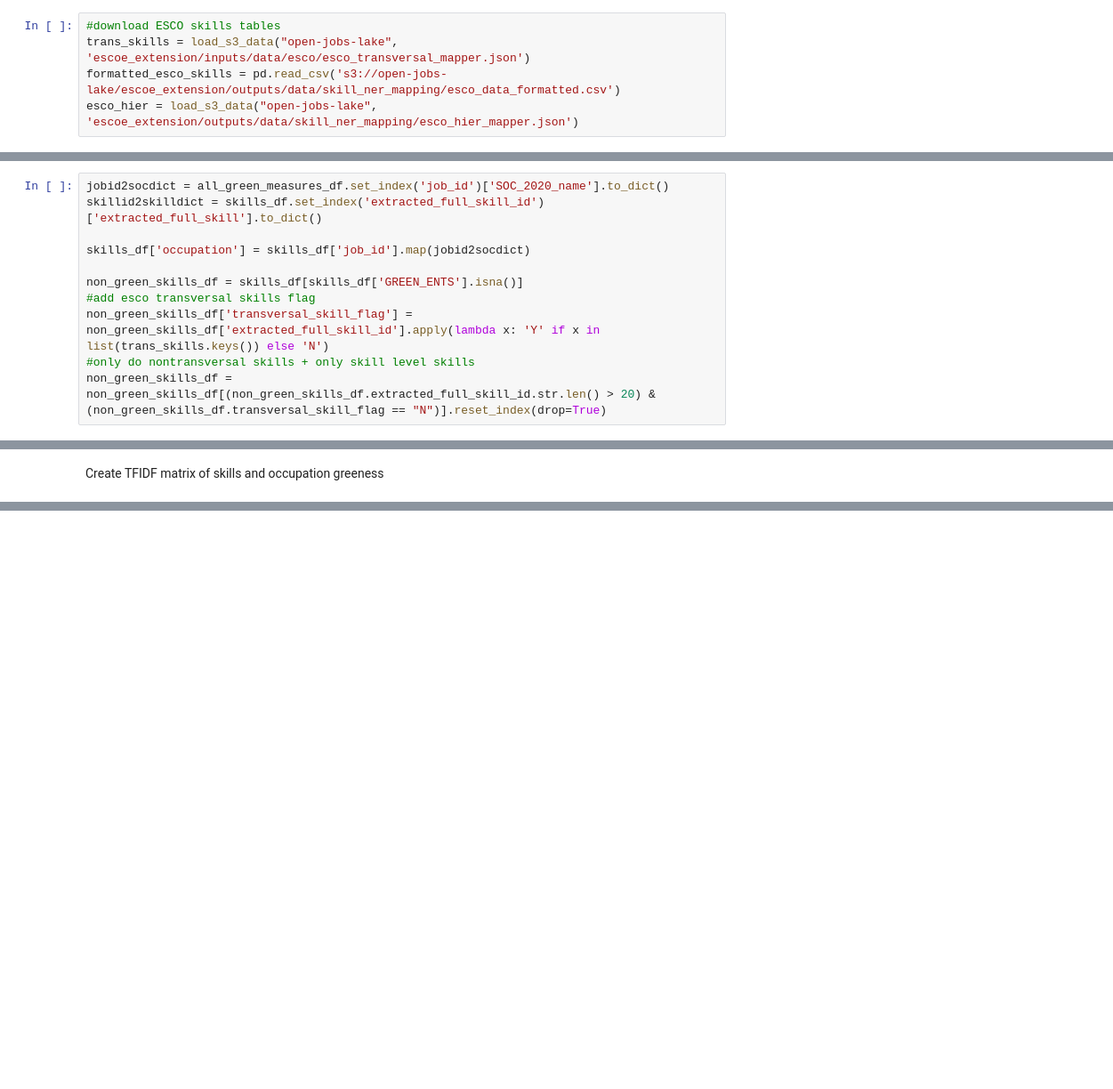
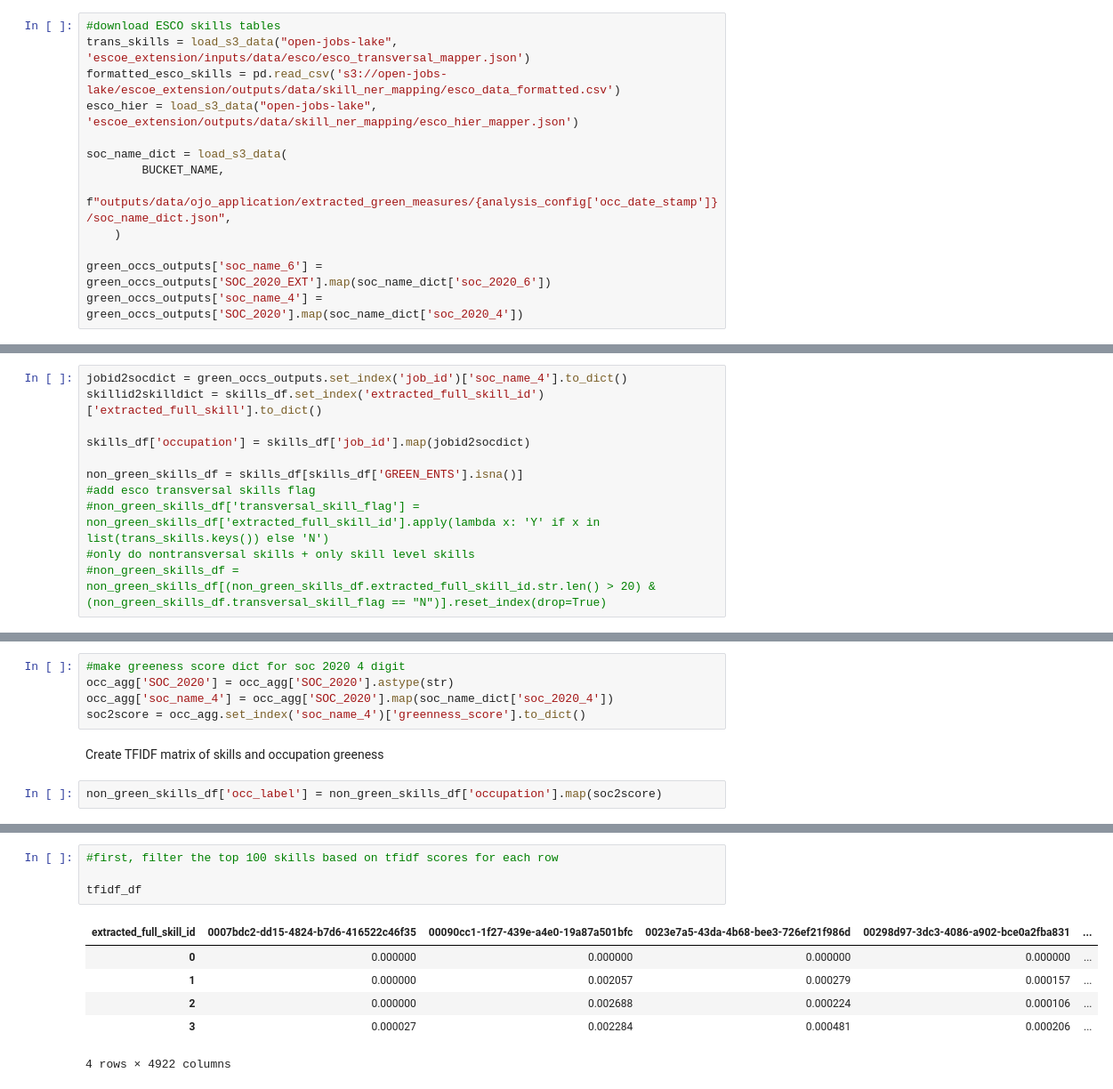
Before and after one commit to nestauk/dap_prinz_green_jobs, a Jupyter notebook: dap_prinz_green_jobs/notebooks/new_skills_analysis.ipynb, the cells around one changed output, grey strips where cells are left out. Shown at 89% size. Cells and saved outputs as stored; diff of their text form; blank space fills up the shorter version.

```diff
--- a/dap_prinz_green_jobs/notebooks/new_skills_analysis.ipynb
+++ b/dap_prinz_green_jobs/notebooks/new_skills_analysis.ipynb
@@ -119,6 +107,14 @@ skills_df = pg.create_skill_df(skill_measures_df)
 trans_skills = load_s3_data("open-jobs-lake", 'escoe_extension/inputs/data/esco/esco_transversal_mapper.json')
 formatted_esco_skills = pd.read_csv('s3://open-jobs-lake/escoe_extension/outputs/data/skill_ner_mapping/esco_data_formatted.csv')
 esco_hier = load_s3_data("open-jobs-lake", 'escoe_extension/outputs/data/skill_ner_mapping/esco_hier_mapper.json')
+
+soc_name_dict = load_s3_data(
+        BUCKET_NAME,
+        f"outputs/data/ojo_application/extracted_green_measures/{analysis_config['occ_date_stamp']}/soc_name_dict.json",
+    )
+
+green_occs_outputs['soc_name_6'] = green_occs_outputs['SOC_2020_EXT'].map(soc_name_dict['soc_2020_6'])
+green_occs_outputs['soc_name_4'] = green_occs_outputs['SOC_2020'].map(soc_name_dict['soc_2020_4'])
 # %%
 esco_hier["K"] = "Knowledge"
 esco_hier["S"] = "Skills"
@@ -141,13 +137,13 @@ formatted_esco_skills_hier['skill_level'] = formatted_esco_skills_hier['hierarch
 - create tfidf matrix of skills and occupation greenness
 - get rid of ESCO transversal skills
 # %%
-jobid2socdict = all_green_measures_df.set_index('job_id')['SOC_2020_name'].to_dict()
+jobid2socdict = green_occs_outputs.set_index('job_id')['soc_name_4'].to_dict()
 skillid2skilldict = skills_df.set_index('extracted_full_skill_id')['extracted_full_skill'].to_dict()
 
 skills_df['occupation'] = skills_df['job_id'].map(jobid2socdict)
 
 non_green_skills_df = skills_df[skills_df['GREEN_ENTS'].isna()]
 #add esco transversal skills flag
-non_green_skills_df['transversal_skill_flag'] = non_green_skills_df['extracted_full_skill_id'].apply(lambda x: 'Y' if x in list(trans_skills.keys()) else 'N')
+#non_green_skills_df['transversal_skill_flag'] = non_green_skills_df['extracted_full_skill_id'].apply(lambda x: 'Y' if x in list(trans_skills.keys()) else 'N')
 #only do nontransversal skills + only skill level skills
-non_green_skills_df = non_green_skills_df[(non_green_skills_df.extracted_full_skill_id.str.len() > 20) & (non_green_skills_df.transversal_skill_flag == "N")].reset_index(drop=True)
+#non_green_skills_df = non_green_skills_df[(non_green_skills_df.extracted_full_skill_id.str.len() > 20) & (non_green_skills_df.transversal_skill_flag == "N")].reset_index(drop=True)
@@ -219,2 +150,9 @@ Name: occ_label, dtype: int64
+# %%
+#make greeness score dict for soc 2020 4 digit
+occ_agg['SOC_2020'] = occ_agg['SOC_2020'].astype(str)
+occ_agg['soc_name_4'] = occ_agg['SOC_2020'].map(soc_name_dict['soc_2020_4'])
+soc2score = occ_agg.set_index('soc_name_4')['greenness_score'].to_dict()
 # %% [markdown]
 Create TFIDF matrix of skills and occupation greeness
+# %%
+non_green_skills_df['occ_label'] = non_green_skills_df['occupation'].map(soc2score)
@@ -251 +187,12 @@ count_matrix
+# %%
+#first, filter the top 100 skills based on tfidf scores for each row
+
+tfidf_df
+# %% [output]
+| extracted_full_skill_id | 0007bdc2-dd15-4824-b7d6-416522c46f35 | 00090cc1-1f27-439e-a4e0-19a87a501bfc | 0023e7a5-43da-4b68-bee3-726ef21f986d | 00298d97-3dc3-4086-a902-bce0a2fba831 | ... |
+| 0 | 0.000000 | 0.000000 | 0.000000 | 0.000000 | ... |
+| 1 | 0.000000 | 0.002057 | 0.000279 | 0.000157 | ... |
+| 2 | 0.000000 | 0.002688 | 0.000224 | 0.000106 | ... |
+| 3 | 0.000027 | 0.002284 | 0.000481 | 0.000206 | ... |
+4 rows × 4922 columns
 # %%
```
Also changed, not shown: parts of 21 cells of this notebook, 1 other file.
